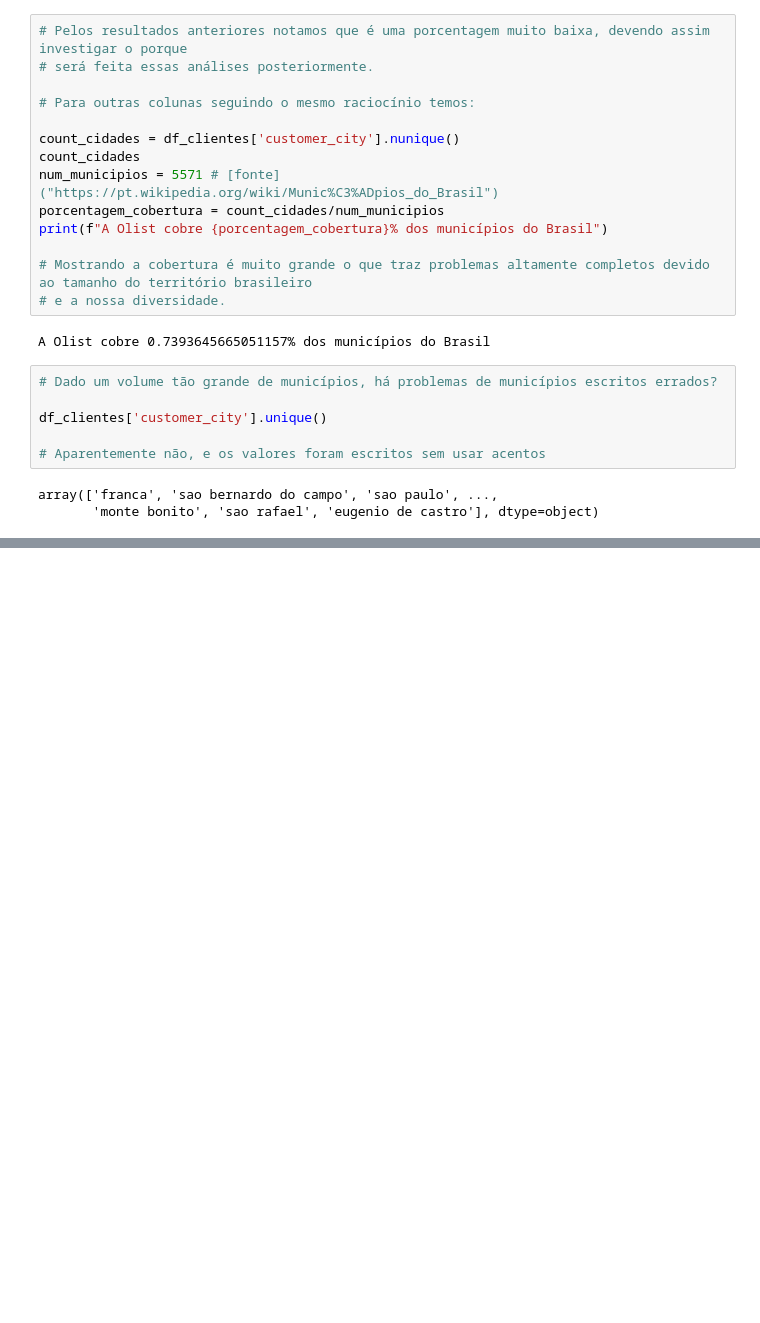
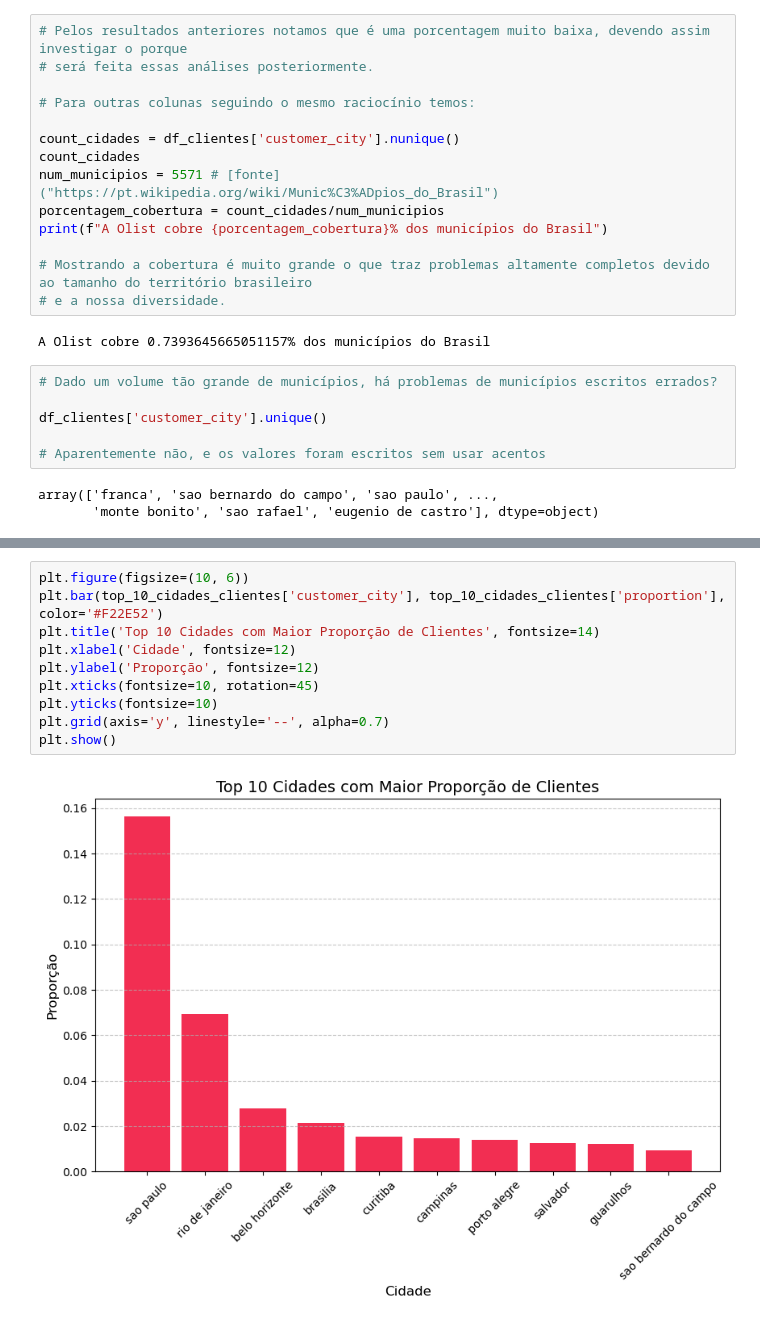
Before and after one commit to Dogix11/ecommerce_case, a Jupyter notebook: transformacao.ipynb, the cells around one changed output, grey strips where cells are left out. Drawn from its saved outputs; the diff is of its cells as text; blank space fills up the shorter version.

```diff
--- a/transformacao.ipynb
+++ b/transformacao.ipynb
@@ -308,0 +349,12 @@ array(['franca', 'sao bernardo do campo', 'sao paulo', ...,
+# %%
+plt.figure(figsize=(10, 6))
+plt.bar(top_10_cidades_clientes['customer_city'], top_10_cidades_clientes['proportion'], color='#F22E52')
+plt.title('Top 10 Cidades com Maior Proporção de Clientes', fontsize=14)
+plt.xlabel('Cidade', fontsize=12)
+plt.ylabel('Proporção', fontsize=12)
+plt.xticks(fontsize=10, rotation=45)
+plt.yticks(fontsize=10)
+plt.grid(axis='y', linestyle='--', alpha=0.7)
+plt.show()
+# %% [output]
+[figure, added]
```
Also changed, not shown: parts of 7 cells of this notebook.
